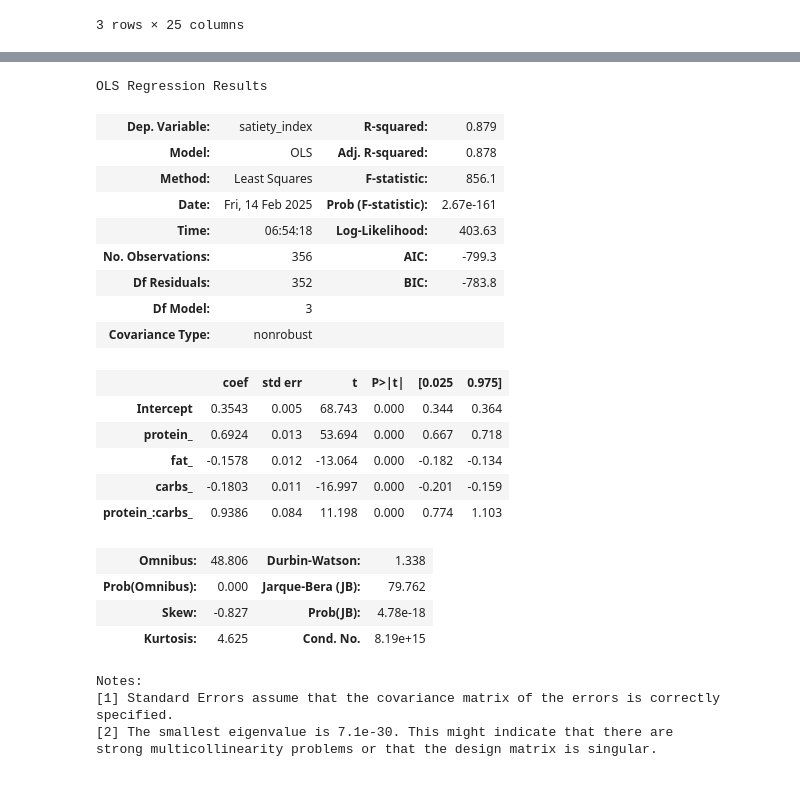
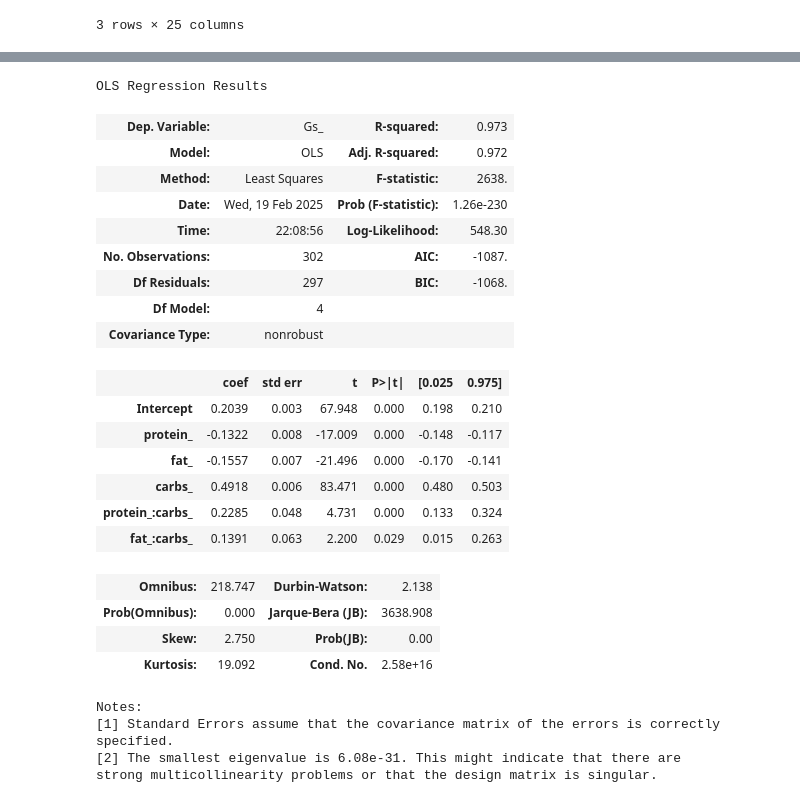
Before and after one commit to Usul1980/Dexcom-G7-analysis, a Jupyter notebook: dexcom-g7-cgm-vs-carbs-vs-exercise.ipynb, the cells around one changed output, grey strips where cells are left out. Drawn from its saved outputs; the diff is of its cells as text; code cells hidden in the pictures.

Commit message:
Kaggle Notebook | DexcomG7 cgm vs carbs & Satiety Index | Version 5

```diff
--- a/dexcom-g7-cgm-vs-carbs-vs-exercise.ipynb
+++ b/dexcom-g7-cgm-vs-carbs-vs-exercise.ipynb
@@ -264,0 +287,3 @@ diet.head(9)
+# %%
+foods_data = pd.read_csv('/kaggle/input/food-and-satiety-index/net carbs vs glucose score vs satiety index_data_.csv')
+foods_data.dtypes
@@ -265,5 +308,2 @@ diet.head(9)
 # %%
 diet['protein.1'] = np.where(diet['protein.1'] == '#VALUE!',0,diet['protein.1'])
-# %%
-foods_data = pd.read_csv('/kaggle/input/nutrient-density-satiety-and-glucose-data/net carbs vs glucose score vs satiety index_data_.csv')
-foods_data.dtypes
@@ -299,0 +356,12 @@ foods_data.head(3)
+# %%
+from statsmodels.formula.api import ols,rlm
+from sklearn.model_selection import train_test_split
+
+foods_data['Gs_'] = foods_data['Gs (%)']
+
+idx_train, idx_validation = train_test_split(foods_data.index,test_size=0.15, random_state=42)
+foods_data_train = foods_data.loc[idx_train]
+foods_data_validation = foods_data.loc[idx_validation]
+
+model_satiety = ols(formula = '(satiety_index) ~ protein_+ fat_+ carbs_+ protein_:carbs_ + fat_:protein_', data=foods_data_train).fit()
+model_satiety.summary()
@@ -300,32 +512,31 @@ foods_data.head(3)
 # %%
-from statsmodels.formula.api import ols
-
-model_satiety = ols(formula = 'satiety_index ~ protein_+ fat_+ carbs_+ protein_:carbs_', data=foods_data).fit()
-model_satiety.summary()
+model_glucose_score = ols(formula = 'Gs_ ~ protein_+ fat_+ carbs_+ protein_:carbs_ + fat_:carbs_', data=foods_data_train).fit()
+model_glucose_score.summary()
 # %% [output]
 OLS Regression Results
-| Dep. Variable: | satiety_index | R-squared: | 0.879 |
-| Model: | OLS | Adj. R-squared: | 0.878 |
-| Method: | Least Squares | F-statistic: | 856.1 |
-| Date: | Fri, 14 Feb 2025 | Prob (F-statistic): | 2.67e-161 |
-| Time: | 06:54:18 | Log-Likelihood: | 403.63 |
-| No. Observations: | 356 | AIC: | -799.3 |
-| Df Residuals: | 352 | BIC: | -783.8 |
-| Df Model: | 3 |  |  |
+| Dep. Variable: | Gs_ | R-squared: | 0.973 |
+| Model: | OLS | Adj. R-squared: | 0.972 |
+| Method: | Least Squares | F-statistic: | 2638. |
+| Date: | Wed, 19 Feb 2025 | Prob (F-statistic): | 1.26e-230 |
+| Time: | 22:08:56 | Log-Likelihood: | 548.30 |
+| No. Observations: | 302 | AIC: | -1087. |
+| Df Residuals: | 297 | BIC: | -1068. |
+| Df Model: | 4 |  |  |
 | Covariance Type: | nonrobust |  |  |
 |  | coef | std err | t | P>|t| | [0.025 | 0.975] |
-| Intercept | 0.3543 | 0.005 | 68.743 | 0.000 | 0.344 | 0.364 |
-| protein_ | 0.6924 | 0.013 | 53.694 | 0.000 | 0.667 | 0.718 |
-| fat_ | -0.1578 | 0.012 | -13.064 | 0.000 | -0.182 | -0.134 |
-| carbs_ | -0.1803 | 0.011 | -16.997 | 0.000 | -0.201 | -0.159 |
-| protein_:carbs_ | 0.9386 | 0.084 | 11.198 | 0.000 | 0.774 | 1.103 |
+| Intercept | 0.2039 | 0.003 | 67.948 | 0.000 | 0.198 | 0.210 |
+| protein_ | -0.1322 | 0.008 | -17.009 | 0.000 | -0.148 | -0.117 |
+| fat_ | -0.1557 | 0.007 | -21.496 | 0.000 | -0.170 | -0.141 |
+| carbs_ | 0.4918 | 0.006 | 83.471 | 0.000 | 0.480 | 0.503 |
+| protein_:carbs_ | 0.2285 | 0.048 | 4.731 | 0.000 | 0.133 | 0.324 |
+| fat_:carbs_ | 0.1391 | 0.063 | 2.200 | 0.029 | 0.015 | 0.263 |
-| Omnibus: | 48.806 | Durbin-Watson: | 1.338 |
-| Prob(Omnibus): | 0.000 | Jarque-Bera (JB): | 79.762 |
-| Skew: | -0.827 | Prob(JB): | 4.78e-18 |
-| Kurtosis: | 4.625 | Cond. No. | 8.19e+15 |
+| Omnibus: | 218.747 | Durbin-Watson: | 2.138 |
+| Prob(Omnibus): | 0.000 | Jarque-Bera (JB): | 3638.908 |
+| Skew: | 2.750 | Prob(JB): | 0.00 |
+| Kurtosis: | 19.092 | Cond. No. | 2.58e+16 |
 Notes:
 [1] Standard Errors assume that the covariance matrix of the errors is correctly specified.
-[2] The smallest eigenvalue is 7.1e-30. This might indicate that there are
+[2] The smallest eigenvalue is 6.08e-31. This might indicate that there are
 strong multicollinearity problems or that the design matrix is singular.
 # %%
 def weighted_average(df,data_col,weight_col,by_col):
```
Also changed, not shown: parts of 35 cells of this notebook.
